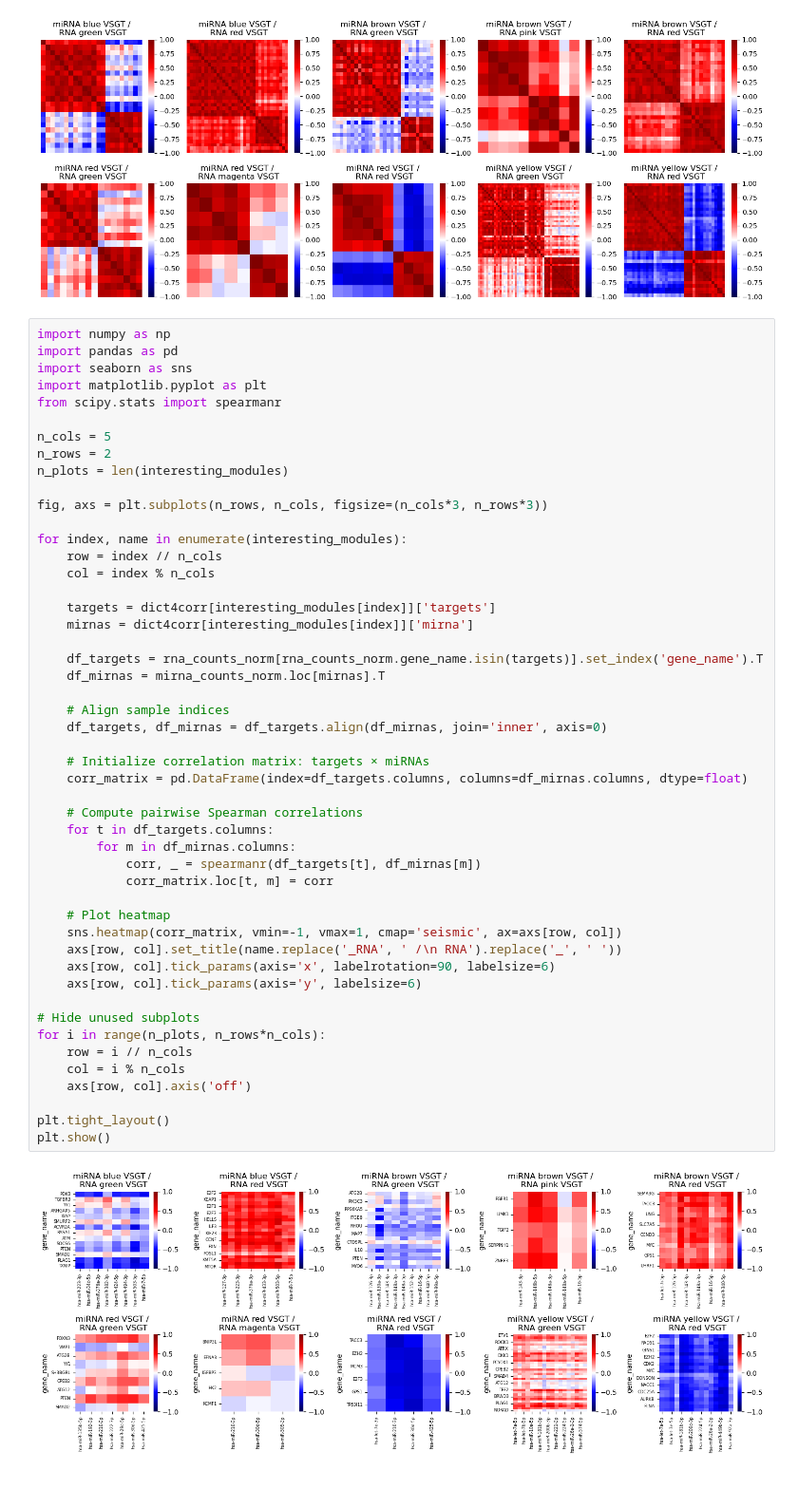
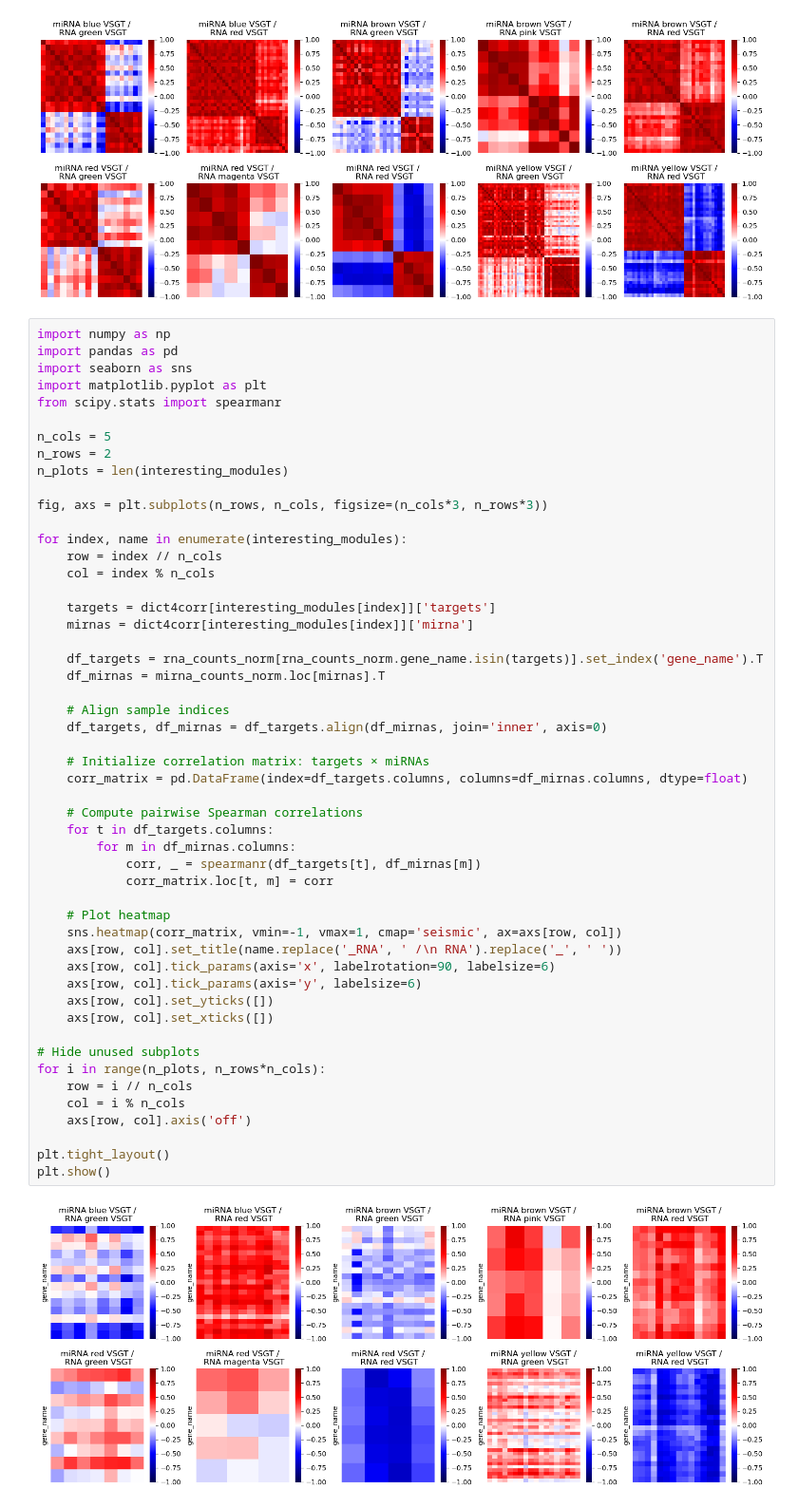
Before and after one commit to ComputationalPharmacology-Toxicology/NetworkBased_MultiOmics_Integration, a Jupyter notebook: 3_target_analysis.ipynb, the cells around one changed output. Shown at 95% size. Cells and saved outputs as stored; diff of their text form.

Commit message:
different corr plot

```diff
--- a/3_target_analysis.ipynb
+++ b/3_target_analysis.ipynb
@@ -367,31 +367,33 @@ for index, name in enumerate(interesting_modules):
     df_targets = rna_counts_norm[rna_counts_norm.gene_name.isin(targets)].set_index('gene_name').T
     df_mirnas = mirna_counts_norm.loc[mirnas].T
 
     # Align sample indices
     df_targets, df_mirnas = df_targets.align(df_mirnas, join='inner', axis=0)
 
     # Initialize correlation matrix: targets × miRNAs
     corr_matrix = pd.DataFrame(index=df_targets.columns, columns=df_mirnas.columns, dtype=float)
 
     # Compute pairwise Spearman correlations
     for t in df_targets.columns:
         for m in df_mirnas.columns:
             corr, _ = spearmanr(df_targets[t], df_mirnas[m])
             corr_matrix.loc[t, m] = corr
 
     # Plot heatmap
     sns.heatmap(corr_matrix, vmin=-1, vmax=1, cmap='seismic', ax=axs[row, col])
     axs[row, col].set_title(name.replace('_RNA', ' /\n RNA').replace('_', ' '))
     axs[row, col].tick_params(axis='x', labelrotation=90, labelsize=6)
     axs[row, col].tick_params(axis='y', labelsize=6)
+    axs[row, col].set_yticks([])
+    axs[row, col].set_xticks([])
 
 # Hide unused subplots
 for i in range(n_plots, n_rows*n_cols):
     row = i // n_cols
     col = i % n_cols
     axs[row, col].axis('off')
 
 plt.tight_layout()
 plt.show()
 # %% [output]
-[figure, old version]
+[figure, new version]
```
